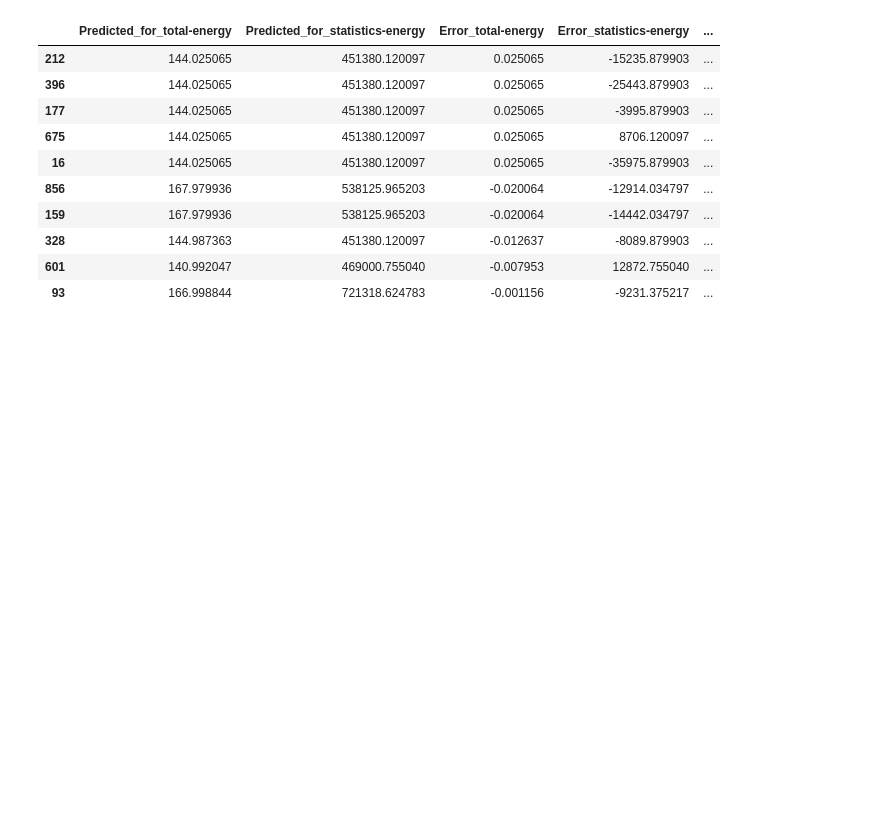
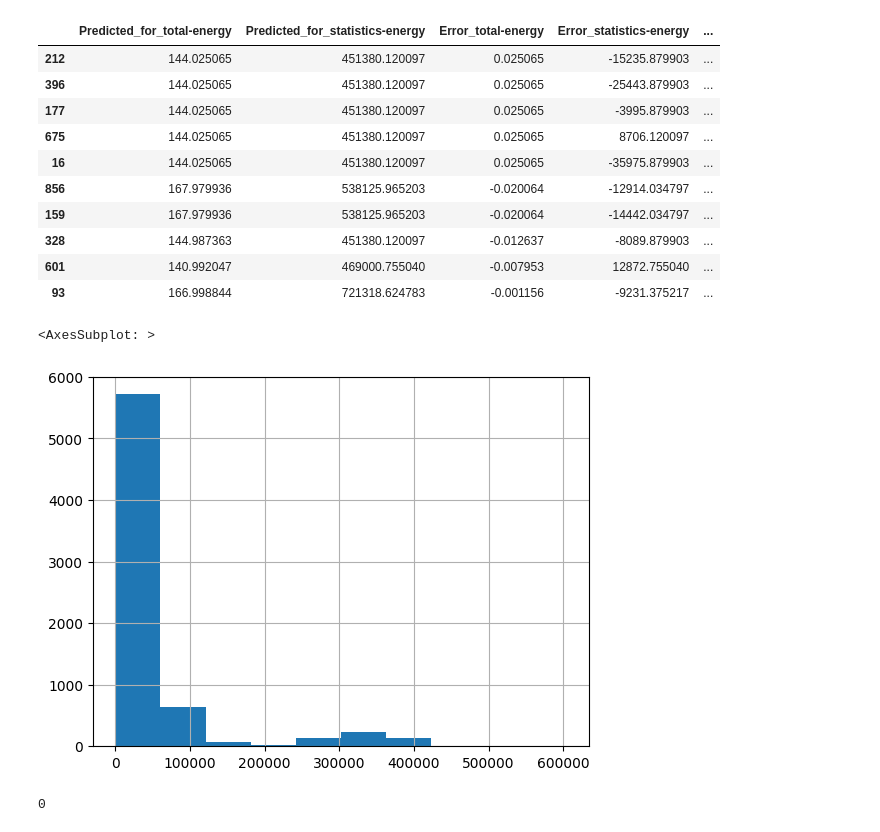
Before and after one commit to admire-eurohpc/AnomalyDetection, a Jupyter notebook: notebooks/energy_regression.ipynb, the cells around one changed output. Drawn from its saved outputs; the diff is of its cells as text; code cells hidden in the pictures; blank space fills up the shorter version.

```diff
--- a/notebooks/energy_regression.ipynb
+++ b/notebooks/energy_regression.ipynb
@@ -401,3 +458,12 @@ ab_sorted.tail(10)
 | 328 | 144.987363 | 451380.120097 | -0.012637 | -8089.879903 | ... |
 | 601 | 140.992047 | 469000.755040 | -0.007953 | 12872.755040 | ... |
 | 93 | 166.998844 | 721318.624783 | -0.001156 | -9231.375217 | ... |
+# %%
+X['steps-time-elapsed'].hist()
+# %% [output]
+<AxesSubplot: >
+[figure, added]
+# %%
+np.sum(df['steps-tres-consumed-average-energy'] > 500)
+# %% [output]
+0
```
Also changed, not shown: parts of 14 cells of this notebook.
